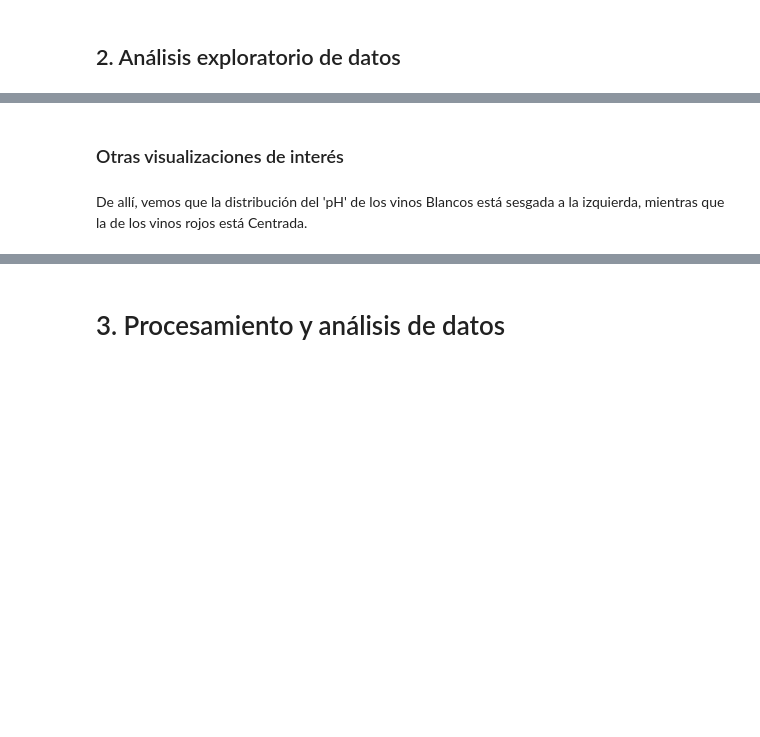
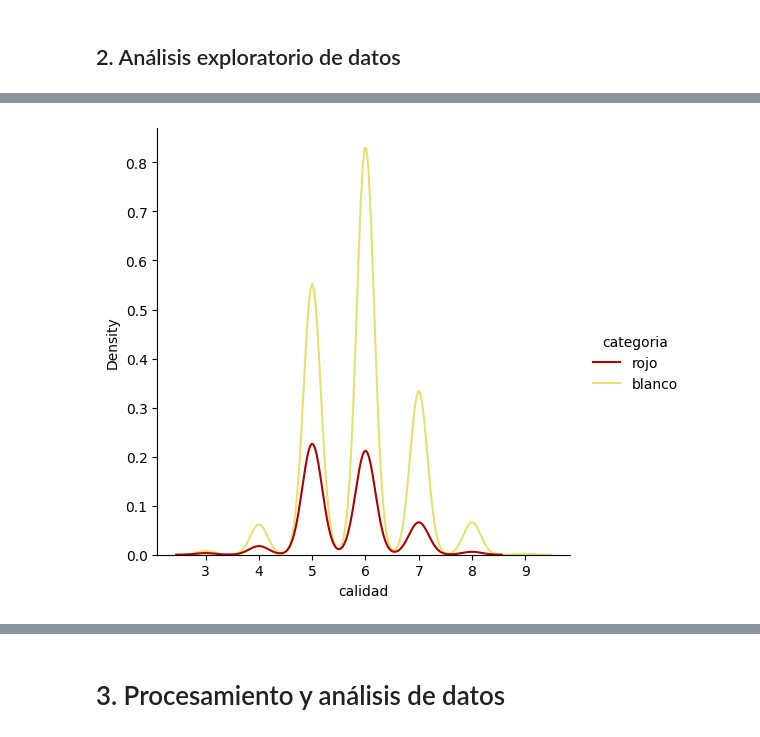
Before and after one commit to MartinO32/procesamiento_de_datos_G11_ISPC, a Jupyter notebook: Proyecto_Final.ipynb, the cells around one changed output, grey strips where cells are left out. Saved outputs shown, nothing was run; the diff lists cells and outputs as text; code cells hidden in the pictures; blank space fills up the shorter version.

```diff
--- a/Proyecto_Final.ipynb
+++ b/Proyecto_Final.ipynb
@@ -144,5 +330,5 @@ plt.show()
 # %%
-sns.displot(df_vinos, x="calidad", hue="categoria", kind="kde")
+sns.displot(df_vinos, x="calidad", hue="categoria", kind="kde",palette=['#a90202', '#e8e06e'])
 plt.show()
+# %% [output]
+[figure, added]
-# %% [markdown]
-### Otras visualizaciones de interés
@@ -153,2 +334,0 @@ plt.show()
-# %% [markdown]
-De allí, vemos que la distribución del 'pH' de los vinos Blancos está sesgada a la izquierda, mientras que la de los vinos rojos está Centrada.
```
Also changed, not shown: parts of 37 cells of this notebook, 2 other files.
